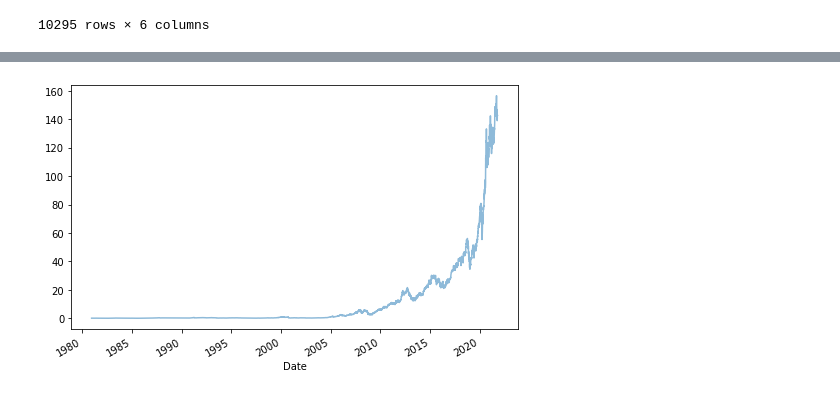
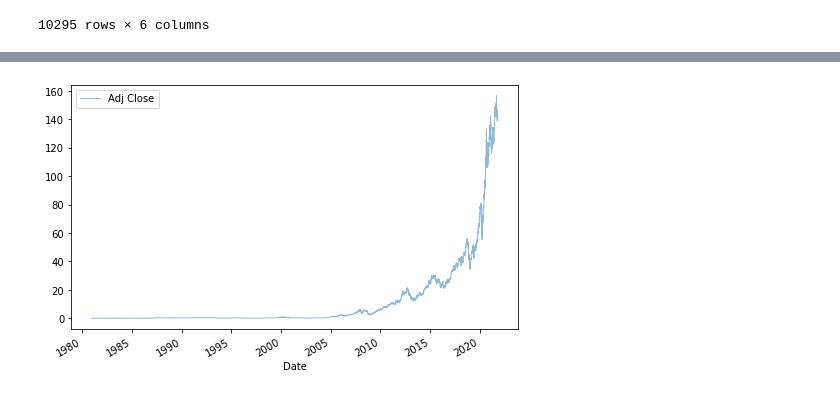
Before and after one commit to qcx201/ParetoPy, a Jupyter notebook: Notes/A-Overview.ipynb, the cells around one changed output, grey strips where cells are left out. Saved outputs shown, nothing was run; the diff lists cells and outputs as text; code cells hidden in the pictures.

```diff
--- a/Notes/A-Overview.ipynb
+++ b/Notes/A-Overview.ipynb
@@ -442,6 +465,12 @@ df
 # %%
 # plotting with pandas
 # which uses matplotlib
-df['Adj Close'].plot(alpha=0.5, figsize=(8, 5));
+
+plt.figure(figsize=(8, 5))
+
+df['Adj Close'].plot(alpha=0.5, lw=1)
+
+plt.legend()
+plt.show()
 # %% [output]
-[figure, old version]
+[figure, new version]
```
Also changed, not shown: parts of 4 cells of this notebook.
